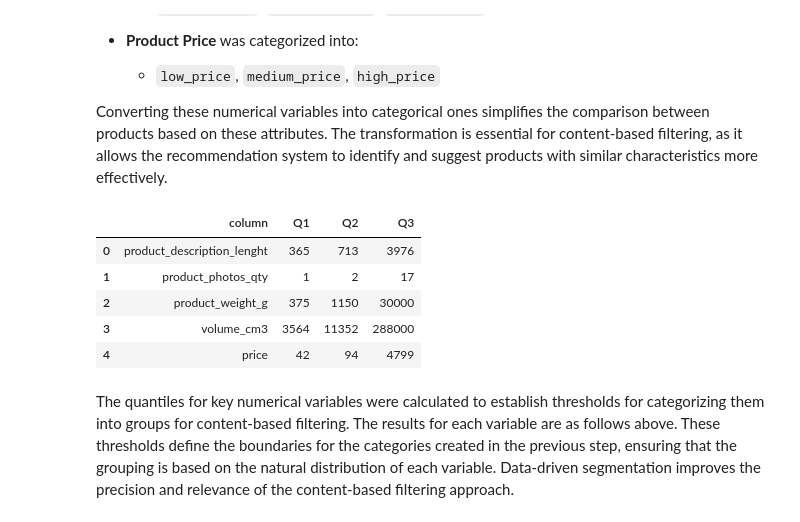
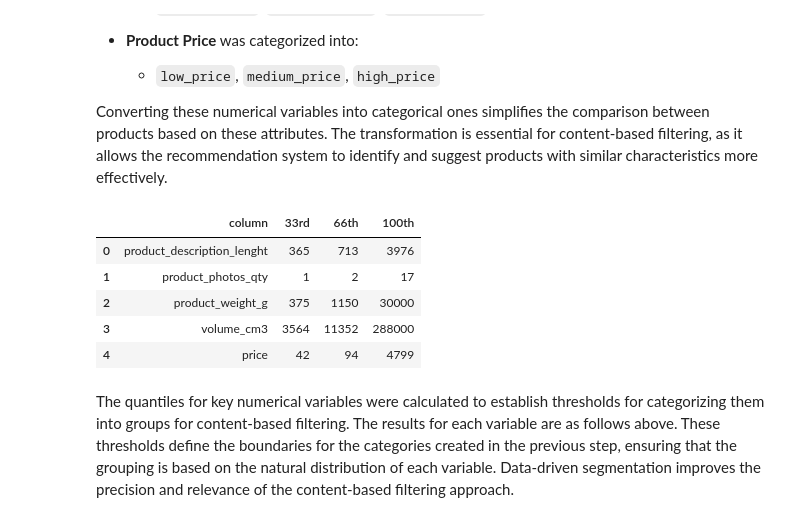
Before and after one commit to kevinadityaikhsan/ecommerce-recommendation-system, a Jupyter notebook: ecommmerce_recommendation_system.ipynb, the cells around one changed output. Saved outputs shown, nothing was run; the diff lists cells and outputs as text; code cells hidden in the pictures.

```diff
--- a/ecommmerce_recommendation_system.ipynb
+++ b/ecommmerce_recommendation_system.ipynb
@@ -974,30 +974,30 @@ Converting these numerical variables into categorical ones simplifies the compar
 # %%
 # List of columns to analyze quantiles for.
 columns_to_analyze = [
     'product_description_lenght',
     'product_photos_qty',
     'product_weight_g',
     'volume_cm3',
     'price'
 ]
 
 # Initialize an empty list to store results.
 results = []
 
-# Calculate Q1, Q2, and Q3 for each column and append results.
+# Calculate 33rd, 66th, and 100th for each column and append results.
 for col in columns_to_analyze:
-    q1 = int(products_df[col].quantile(0.33))
-    q2 = int(products_df[col].quantile(0.66))
-    q3 = int(products_df[col].quantile(1))
-    results.append({'column': col, 'Q1': q1, 'Q2': q2, 'Q3': q3})
+    _33rd = int(products_df[col].quantile(0.33))
+    _66th = int(products_df[col].quantile(0.66))
+    _100th = int(products_df[col].quantile(1))
+    results.append({'column': col, '33rd': _33rd, '66th': _66th, '100th': _100th})
 
 # Create and display a DataFrame from the results.
 result_df = pd.DataFrame(results)
 
 # Display the resulting DataFrame.
 result_df
 # %% [output]
-|  | column | Q1 | Q2 | Q3 |
+|  | column | 33rd | 66th | 100th |
 | 0 | product_description_lenght | 365 | 713 | 3976 |
 | 1 | product_photos_qty | 1 | 2 | 17 |
 | 2 | product_weight_g | 375 | 1150 | 30000 |
```
Also changed, not shown: parts of 7 cells of this notebook, 1 other file.
